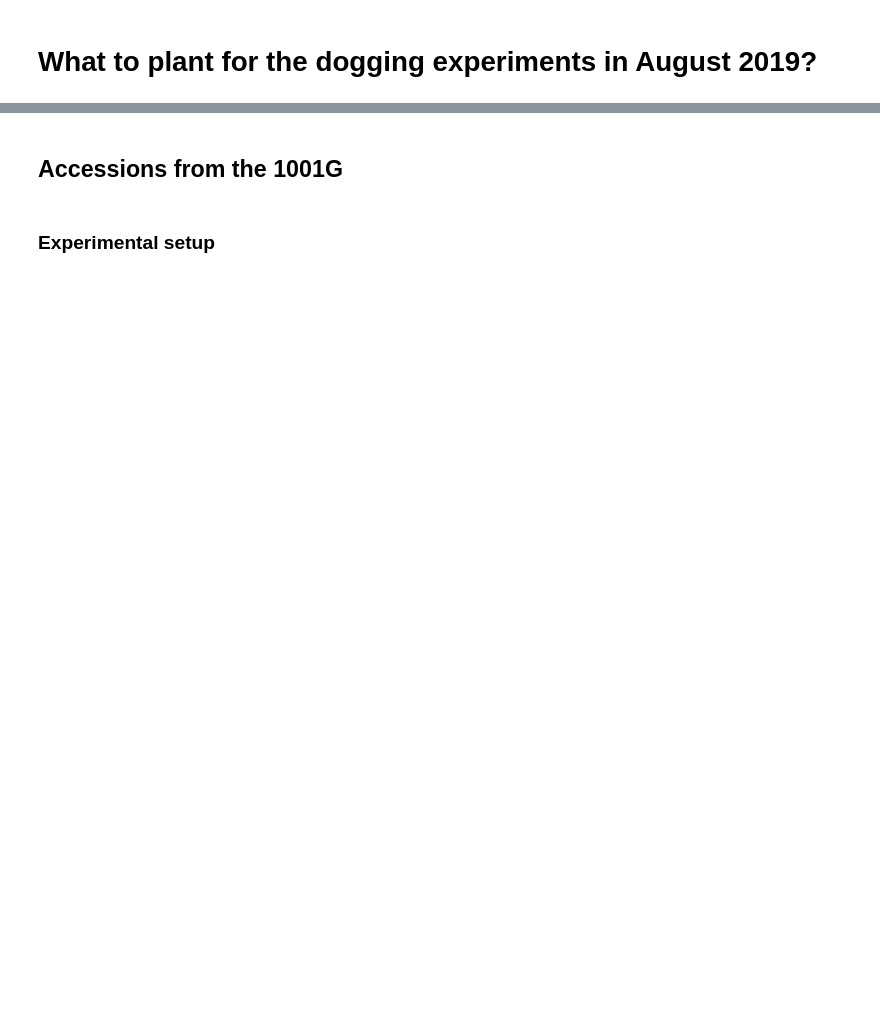
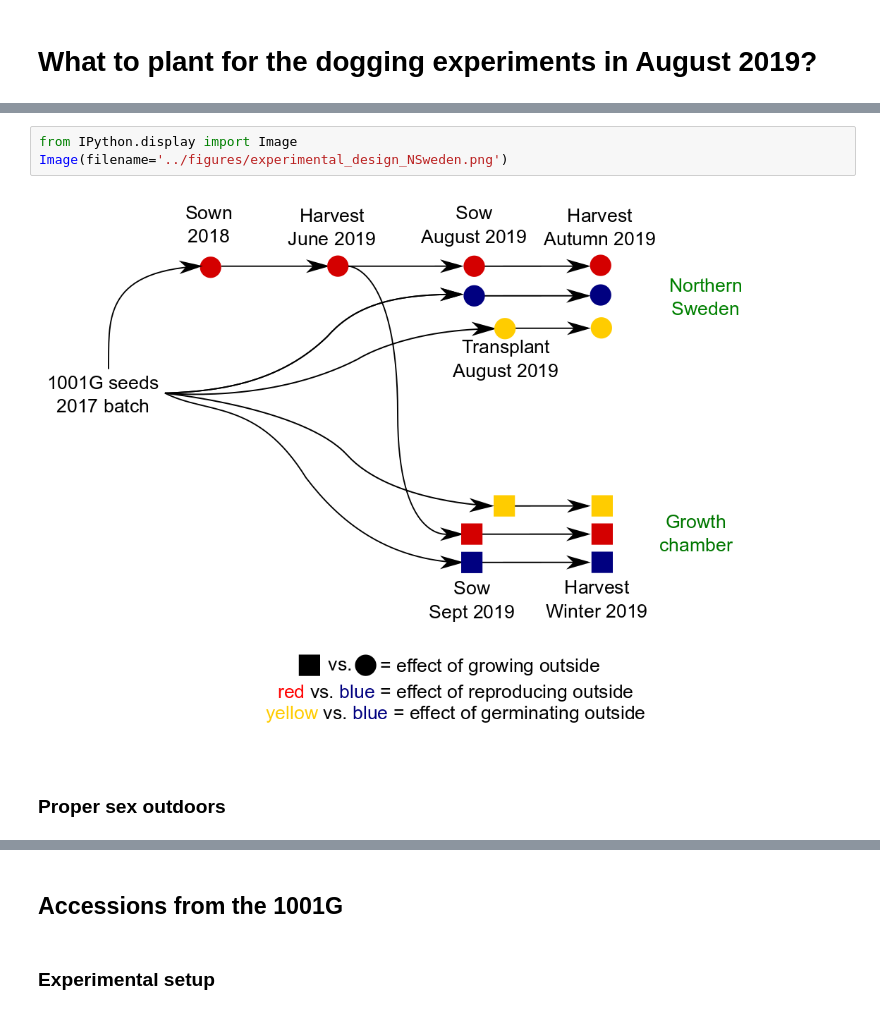
Before and after one commit to ellisztamas/mC_inheritance_outside, a Jupyter notebook: python/What to plant in August 2019?.ipynb, the cells around one changed output, grey strips where cells are left out. Saved outputs shown, nothing was run; the diff lists cells and outputs as text; blank space fills up the shorter version.

```diff
--- a/python/What to plant in August 2019?.ipynb
+++ b/python/What to plant in August 2019?.ipynb
@@ -18,0 +15,7 @@ Assuming we find something, we would like to add to this somehow, but in order t
+# %%
+from IPython.display import Image
+Image(filename='../figures/experimental_design_NSweden.png')
+# %% [output]
+[figure, added]
+# %% [markdown]
+### **Proper sex outdoors**
```
Also changed, not shown: parts of 12 cells of this notebook, 2 other files.
